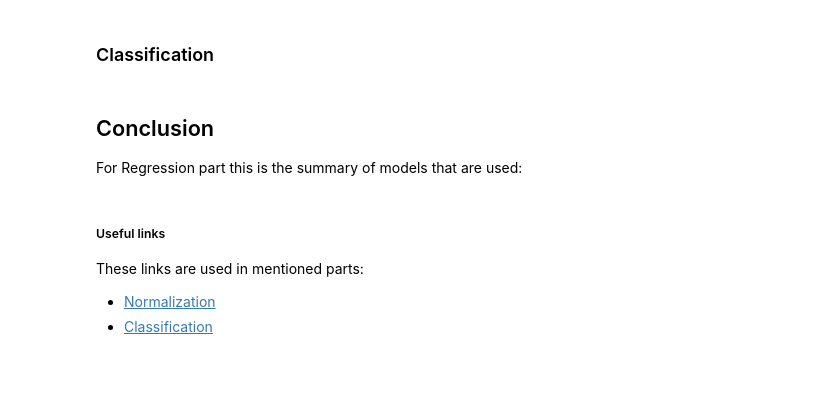
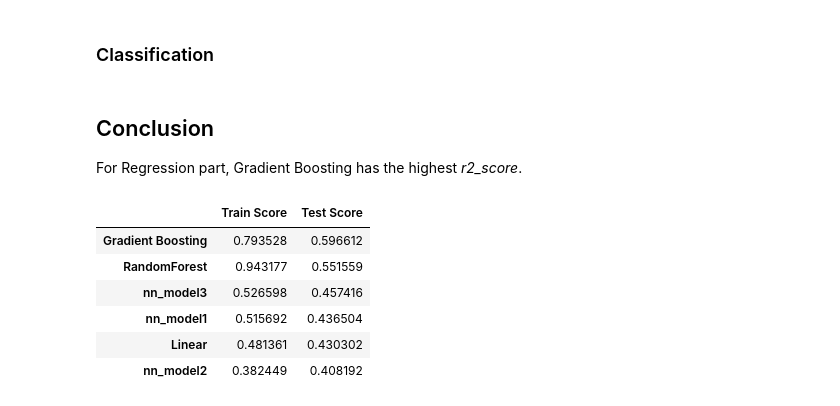
Before and after one commit to fraxea/weather, a Jupyter notebook: report.ipynb, the cells around one changed output. Cells and saved outputs as stored; diff of their text form; code cells hidden in the pictures; blank space fills up the shorter version.

```diff
--- a/report.ipynb
+++ b/report.ipynb
@@ -250,0 +225,6 @@ nn_score
+# %%
+grb_model = grb_search.best_estimator_.fit(X_train, y_train)
+y_train_pred = grb_model.predict(X_train)
+y_test_pred = grb_model.predict(X_test)
+grb_score = score_model(r2_score, y_train, y_train_pred, y_test, y_test_pred, "Gradient Boosting")
+grb_score
@@ -250,0 +241,31 @@ nn_score
+# %%
+nn_model1 = Sequential([
+    Dense(16, activation="relu"),
+    Dense(8, activation="relu"),
+    Dense(1, activation="relu")
+], name="nn_model1")
+
+nn_model2 = Sequential([
+    Dense(15, activation="relu"),
+    Dense(7, activation="relu"),
+    Dense(1, activation="relu")
+], name="nn_model2")
+
+nn_model3 = Sequential([
+    Dense(8, activation="relu"),
+    Dense(1, activation="relu")
+], name="nn_model3")
+
+X_train_std = std.fit_transform(X_train)
+X_test_std = std.transform(X_test)
+dfs = []
+
+for nn_model in [nn_model1, nn_model2, nn_model3]:
+    nn_model.compile(optimizer=Adam(learning_rate=4e-2), loss="mean_squared_error")
+    nn_model.fit(X_train_std, y_train)
+    y_train_pred = nn_model.predict(X_train_std)
+    y_test_pred = nn_model.predict(X_test_std)
+    dfs.append(score_model(r2_score, y_train, y_train_pred, y_test, y_test_pred, nn_model.name))
+
+nn_score = pd.concat(dfs)
+nn_score
@@ -252,11 +293,15 @@ nn_score
 ### Classification
 # %% [markdown]
 ## Conclusion
-For Regression part this is the summary of models that are used:
+For Regression part, Gradient Boosting has the highest *r2_score*.
 # %%
-regression_scores = pd.concat([linear_score, rfr_score, grb_score, nn_score.iloc[1]])
+regression_scores = pd.concat([linear_score, rfr_score, grb_score, nn_score])
+regression_scores.sort_values(by="Test Score", ascending=False)
+# %% [output]
+|  | Train Score | Test Score |
+| Gradient Boosting | 0.793528 | 0.596612 |
+| RandomForest | 0.943177 | 0.551559 |
+| nn_model3 | 0.526598 | 0.457416 |
+| nn_model1 | 0.515692 | 0.436504 |
+| Linear | 0.481361 | 0.430302 |
+| nn_model2 | 0.382449 | 0.408192 |
-# %% [markdown]
-##### Useful links
-These links are used in mentioned parts:
-- [Normalization](https://datascience.stackexchange.com/questions/54908/data-normalization-before-or-after-train-test-split)
-- [Classification](https://stackoverflow.com/questions/77607029/use-logisticregression-to-predict-precipitation-in-sklearn)
```
Also changed, not shown: parts of 40 cells of this notebook, 5 other files.
